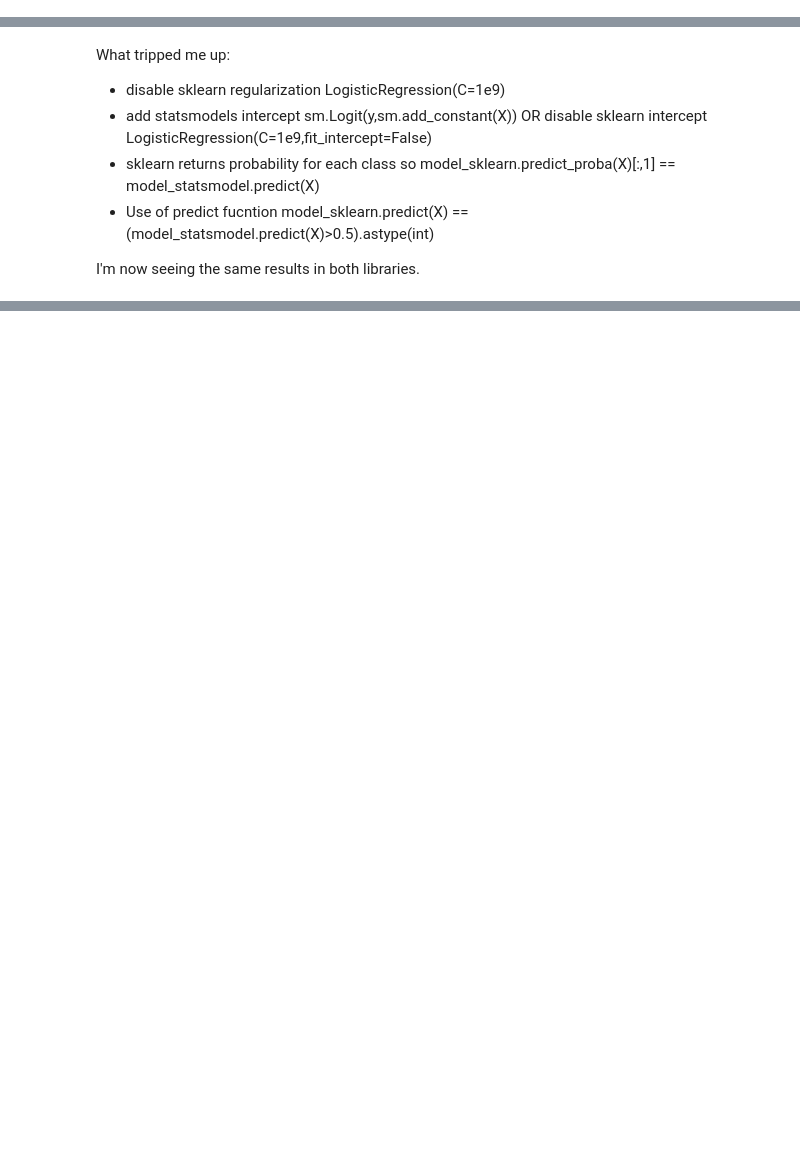
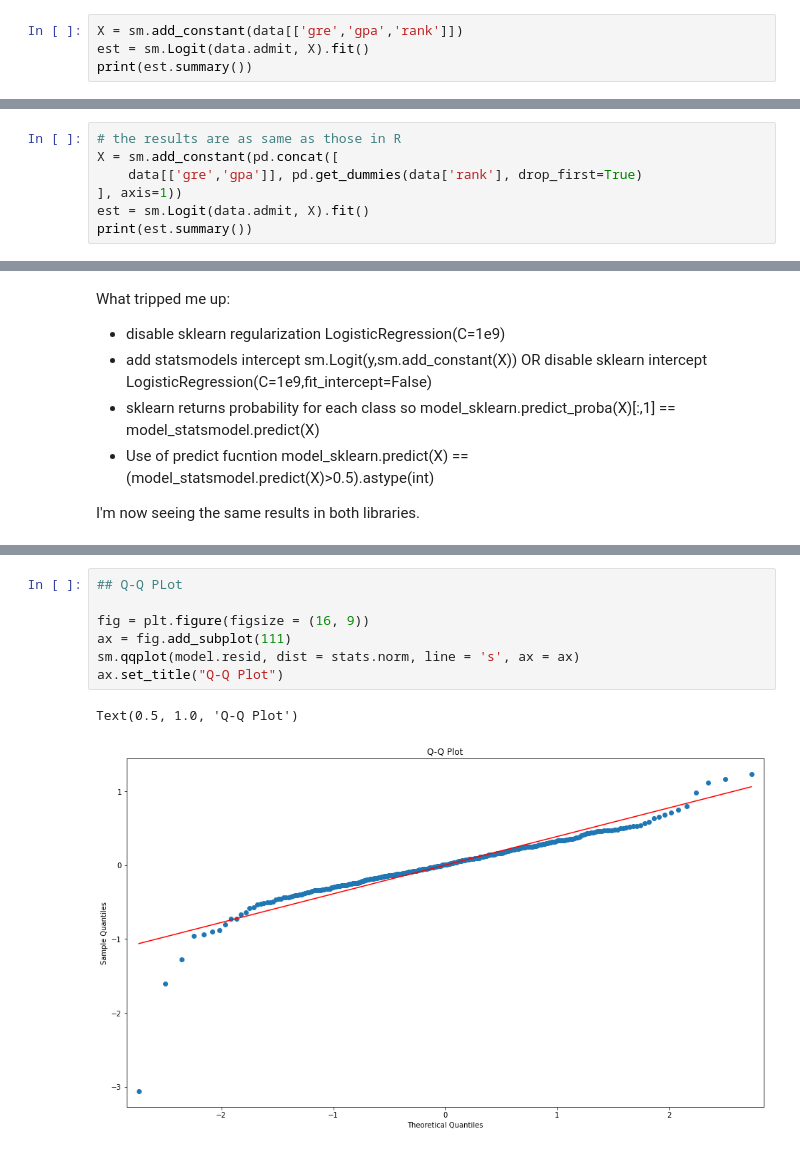
Before and after one commit to feiyiwang/iron_study, a Jupyter notebook: preprocessing.ipynb, the cells around one changed output, grey strips where cells are left out. Drawn from its saved outputs; the diff is of its cells as text; blank space fills up the shorter version.

```diff
--- a/preprocessing.ipynb
+++ b/preprocessing.ipynb
@@ -162,0 +214,4 @@ b.append(a)
+# %%
+X = sm.add_constant(data[['gre','gpa','rank']])
+est = sm.Logit(data.admit, X).fit()
+print(est.summary())
@@ -162,0 +239,7 @@ b.append(a)
+# %%
+# the results are as same as those in R
+X = sm.add_constant(pd.concat([
+    data[['gre','gpa']], pd.get_dummies(data['rank'], drop_first=True)
+], axis=1))
+est = sm.Logit(data.admit, X).fit()
+print(est.summary())
@@ -171,0 +446,10 @@ I'm now seeing the same results in both libraries.
+# %%
+## Q-Q PLot
+
+fig = plt.figure(figsize = (16, 9))
+ax = fig.add_subplot(111)
+sm.qqplot(model.resid, dist = stats.norm, line = 's', ax = ax)
+ax.set_title("Q-Q Plot")
+# %% [output]
+Text(0.5, 1.0, 'Q-Q Plot')
+[figure, added]
```
Also changed, not shown: parts of 29 cells of this notebook, 2 other files.
